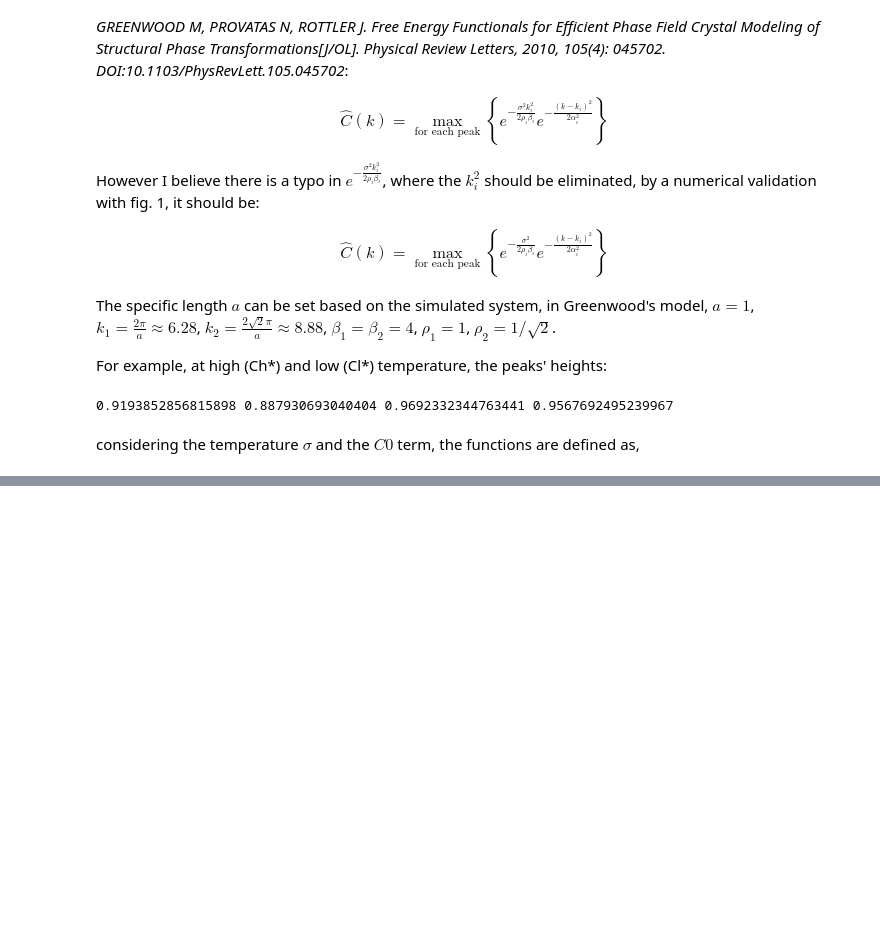
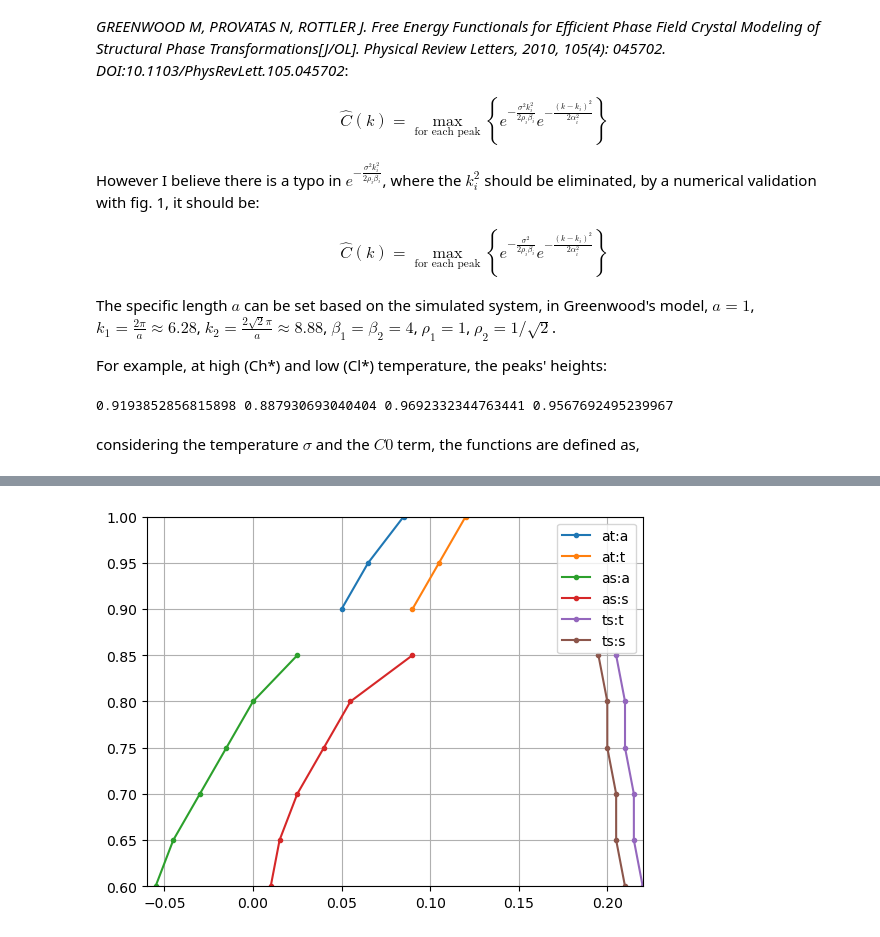
Before and after one commit to vacuumserval/vacuumserval.github.io, a Jupyter notebook: source/phasefield/pfc.ipynb, the cells around one changed output, grey strips where cells are left out. Saved outputs shown, nothing was run; the diff lists cells and outputs as text; code cells hidden in the pictures; blank space fills up the shorter version.

```diff
--- a/source/phasefield/pfc.ipynb
+++ b/source/phasefield/pfc.ipynb
@@ -403,0 +456,14 @@ for sigma in np.arange(0.6, 1.0+dsig, dsig):
+# %%
+plt.figure()
+plt.plot(pdat[:,1], pdat[:,0], '.-', label='at:a')
+plt.plot(pdat[:,2], pdat[:,0], '.-', label='at:t')
+plt.plot(pdas[:,1], pdas[:,0], '.-', label='as:a')
+plt.plot(pdas[:,2], pdas[:,0], '.-', label='as:s')
+plt.plot(pdts[:,1], pdts[:,0], '.-', label='ts:t')
+plt.plot(pdts[:,2], pdts[:,0], '.-', label='ts:s')
+plt.xlim([-0.06,0.22])
+plt.ylim([0.6, 1.0])
+plt.legend()
+plt.grid()
+# %% [output]
+[figure, added]
```
Also changed, not shown: parts of 4 cells of this notebook, 31 other files.
